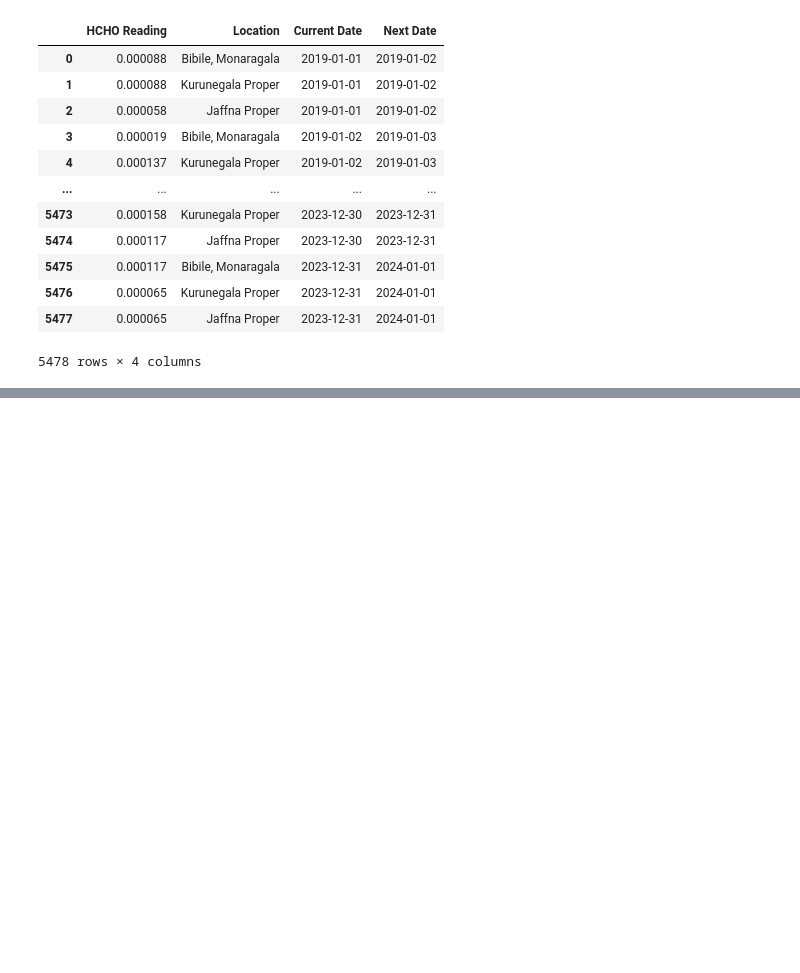
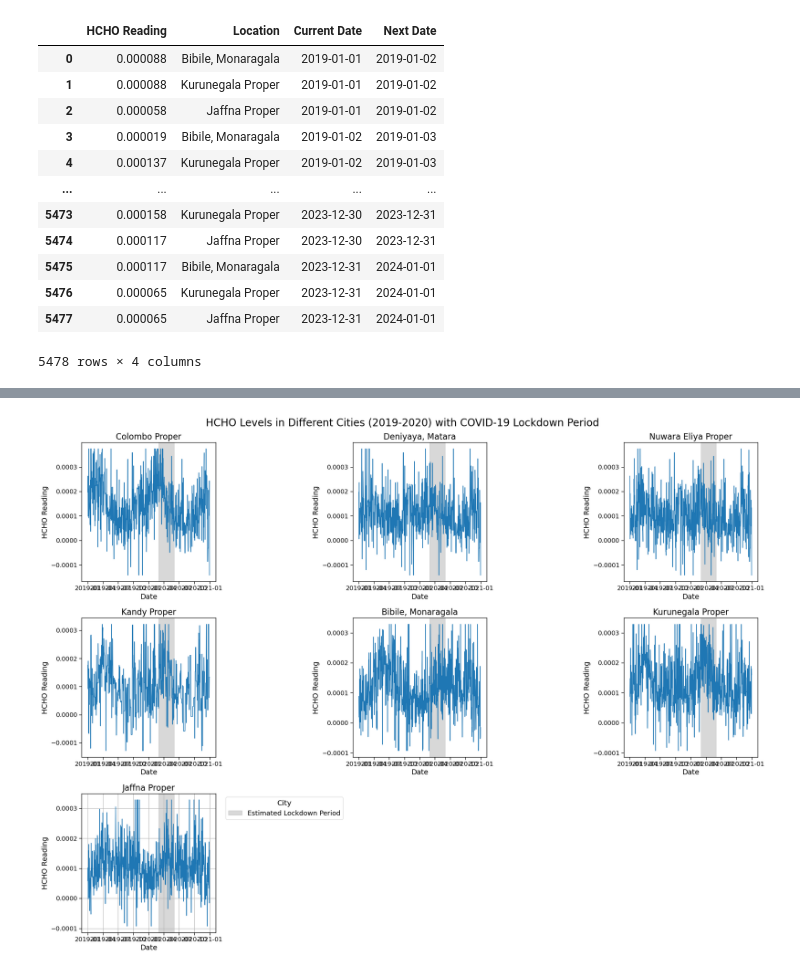
Before and after one commit to Inupa6677/Data-Engineering-HCHO-gas-prediction-, a Jupyter notebook: Data Engineering Coursework.ipynb, the cells around one changed output, grey strips where cells are left out. Cells and saved outputs as stored; diff of their text form; code cells hidden in the pictures; blank space fills up the shorter version.

```diff
--- a/Data Engineering Coursework.ipynb
+++ b/Data Engineering Coursework.ipynb
@@ -686,0 +1185,35 @@ pandas_df_3
+# %%
+import matplotlib.pyplot as plt
+import seaborn as sns
+
+# Increase font sizes for better readability
+sns.set_context("paper", font_scale=1.5)
+
+plt.figure(figsize=(20, 15))  # Increase figure size
+
+cities = covid_period_data['Location'].unique()
+
+for i, city in enumerate(cities, start=1):
+    plt.subplot(3, 3, i)
+    city_data = covid_period_data[covid_period_data['Location'] == city]
+    sns.lineplot(x='Current Date', y='HCHO Reading', data=city_data)
+    plt.title(city, fontsize=16)  # Increase title font size
+    plt.xlabel('Date', fontsize=14)  # Increase x-axis label font size
+    plt.ylabel('HCHO Reading', fontsize=14)  # Increase y-axis label font size
+    plt.xticks(fontsize=12)  # Increase x-axis tick label font size
+    plt.yticks(fontsize=12)  # Increase y-axis tick label font size
+
+    # Apply shaded region for lockdown period
+    plt.axvspan('2020-03-01', '2020-06-01', color='grey', alpha=0.3, label='Estimated Lockdown Period')
+
+    # Hide legend for all but the first subplot
+    if i != 1:
+        plt.legend().set_visible(False)
+
+plt.legend(title='City', bbox_to_anchor=(1.05, 1), loc='upper left')  # Show legend for the last subplot
+plt.suptitle('HCHO Levels in Different Cities (2019-2020) with COVID-19 Lockdown Period', fontsize=20)
+plt.grid(True)
+plt.tight_layout()
+plt.show()
+# %% [output]
+[figure, added]
```
Also changed, not shown: parts of 40 cells of this notebook, 1 other file.
